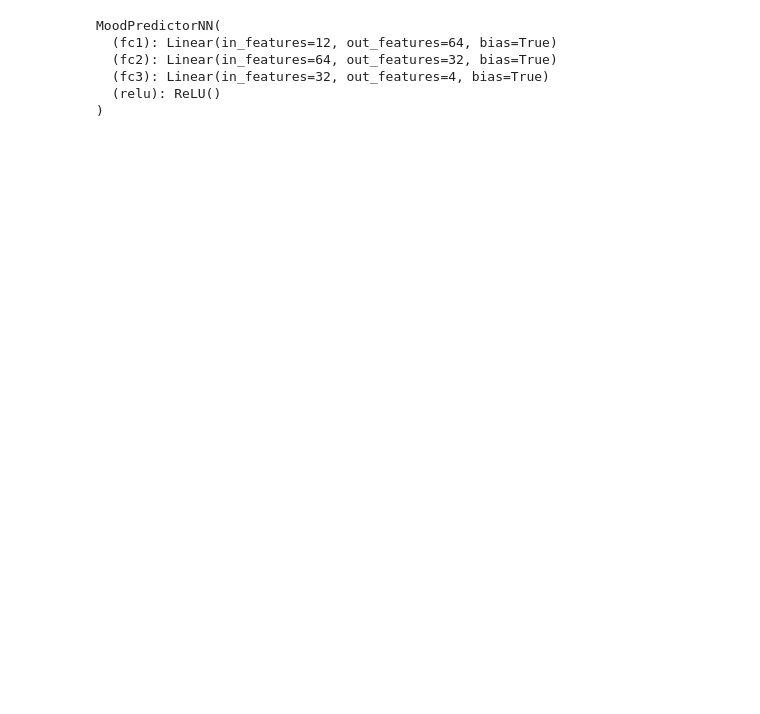
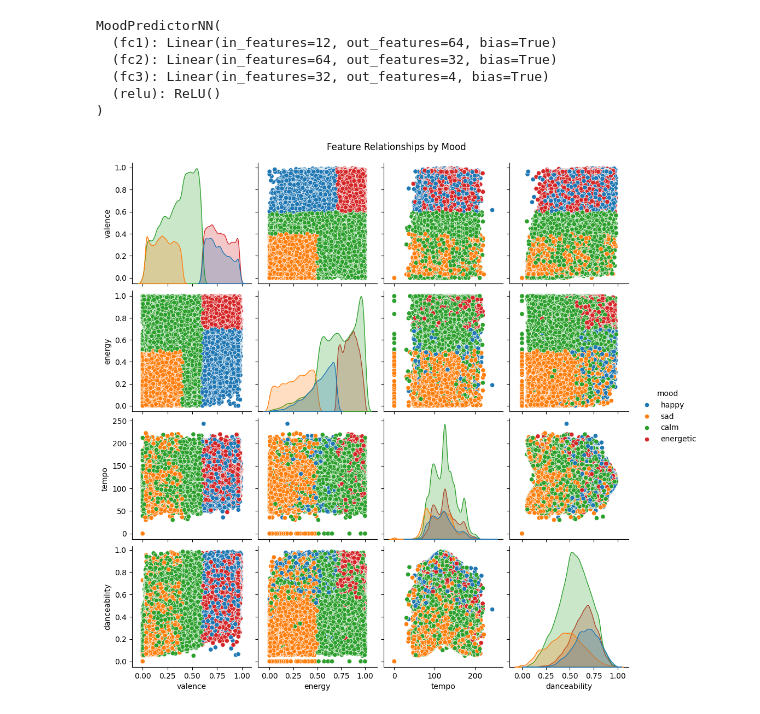
Before and after one commit to MadSmith17/480Project, a Jupyter notebook: NewData/notebooks/testing_model.ipynb, the cells around one changed output. Drawn from its saved outputs; the diff is of its cells as text; code cells hidden in the pictures; blank space fills up the shorter version.

```diff
--- a/NewData/notebooks/testing_model.ipynb
+++ b/NewData/notebooks/testing_model.ipynb
@@ -84 +96,26 @@ metadata_df['predicted_mood'] = predicted_mood_labels
+# %%
+# **Step 5: Feature Visualization**
+# Load the features dataset
+features_df = pd.read_csv('features_dataset.csv')
+
+# Assign moods based on valence and energy if not present in the features dataset
+def assign_mood(row):
+    if row['valence'] > 0.6 and row['energy'] > 0.7:
+        return 'energetic'
+    elif row['valence'] < 0.4 and row['energy'] < 0.5:
+        return 'sad'
+    elif row['valence'] > 0.6:
+        return 'happy'
+    else:
+        return 'calm'
+
+if 'mood' not in features_df.columns:
+    features_df['mood'] = features_df.apply(assign_mood, axis=1)
+# %%
+# Pairplot of key features
+sns.pairplot(features_df, vars=['valence', 'energy', 'tempo', 'danceability'], hue='mood', diag_kind="kde")
+plt.suptitle('Feature Relationships by Mood', y=1.02)
+plt.show()
+# %% [output]
+[figure, added]
 # %%
```
Also changed, not shown: parts of 19 cells of this notebook, 7 other files.
